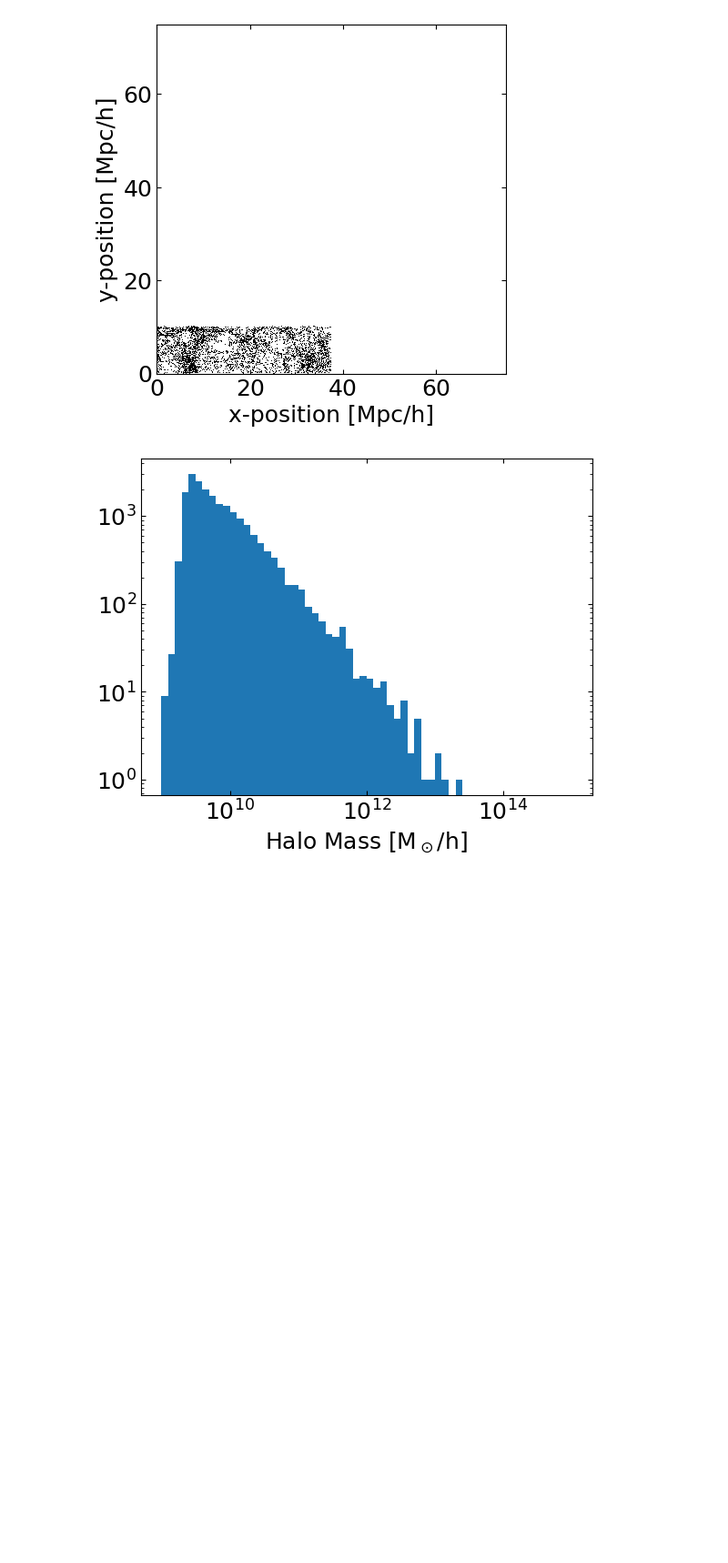
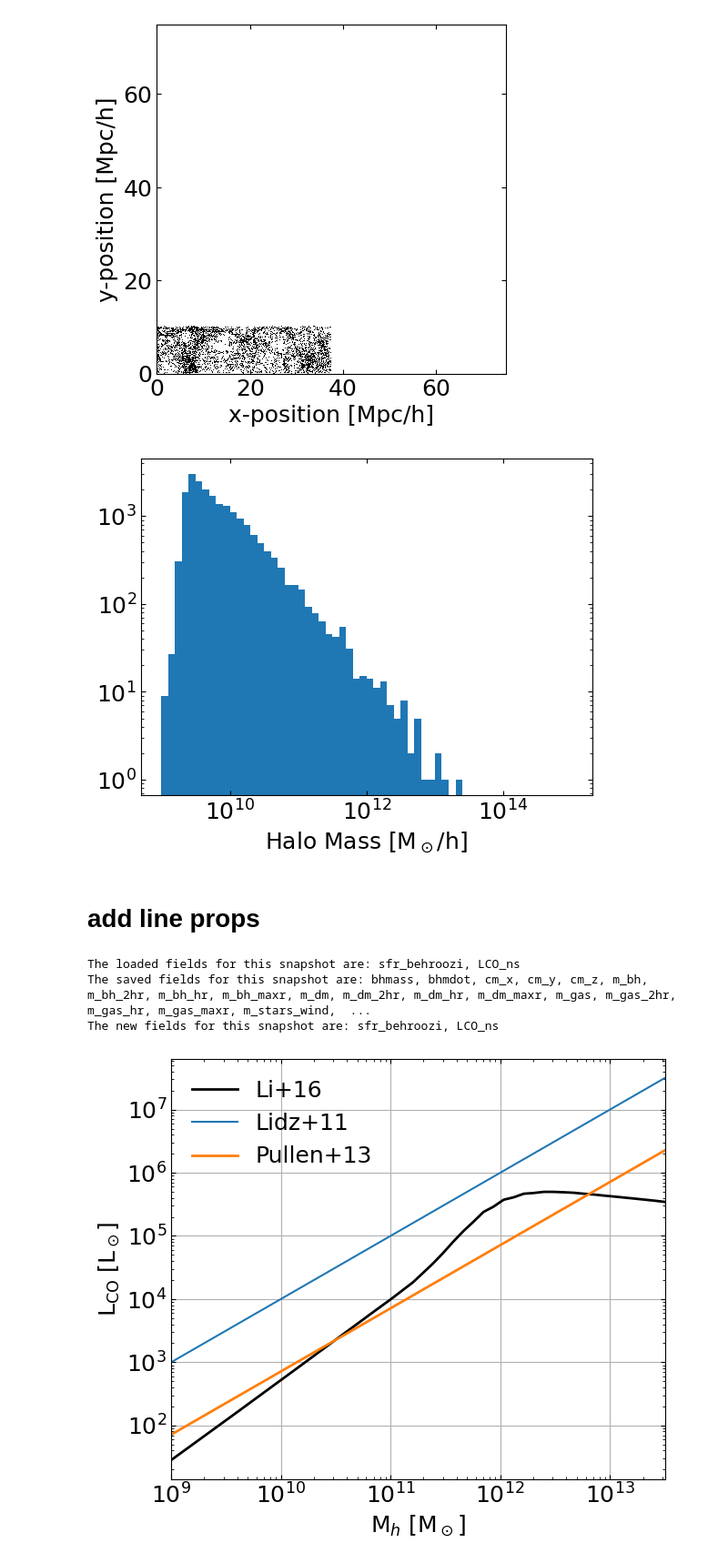
Before and after one commit to shubhagrawal30/CosmoIM, a Jupyter notebook: notebooks/simim.ipynb, the cells around one changed output. Shown at 91% size. Cells and saved outputs as stored; diff of their text form; code cells hidden in the pictures; blank space fills up the shorter version.

Commit message:
get line props

```diff
--- a/notebooks/simim.ipynb
+++ b/notebooks/simim.ipynb
@@ -234,3 +234,5 @@ import numpy as np
 snaphandler.hist('mass',axkws={'xlabel':'Halo Mass [M$_\odot$/h]','xscale':'log','yscale':'log'}, plotkws={'bins':np.logspace(9,15,61)})
 # %% [output]
 [figure]
+# %% [markdown]
+# add line props
@@ -236,0 +242,53 @@ snaphandler.hist('mass',axkws={'xlabel':'Halo Mass [M$_\odot$/h]','xscale':'log'
+# %%
+import numpy as np
+import simim.siminterface as sim
+from matplotlib import pyplot as plt
+
+z_for_modeling = 2.4
+wl_co = 2.60076e-3      # m
+Lsun = 3.828e26         # W
+Mpc = 3.0857e22         # m
+c = 2.99792458e8        # m s^-1
+kB = 1.3806e-23         # m^2 kg s^-2 K^-1
+simhandler = sim.simhandler.simhandler('camels_CV_0')
+
+snap = simhandler.get_snap(simhandler.z_to_snap(z_for_modeling))
+# %%
+from simim.lineprops.lineprops import prop_li_co,prop_behroozi_sfr
+from simim.map import gridder
+
+snap.set_property_range()
+snap.make_property(prop_behroozi_sfr,rename='sfr_behroozi',other_kws={'scatter':False})
+snap.make_property(prop_li_co,rename='LCO_ns',kw_remap={'sfr':'sfr_behroozi'},other_kws={'scatter_lco':False})
+# %%
+print("The loaded fields for this snapshot are: "+', '.join([f for f in snap.extract_keys(set='loaded')]))
+print("The saved fields for this snapshot are: "+', '.join([f for f in snap.extract_keys(set='saved')]))
+print("The new fields for this snapshot are: "+', '.join([f for f in snap.extract_keys(set='generated')]))
+# %% [output]
+The loaded fields for this snapshot are: sfr_behroozi, LCO_ns
+The saved fields for this snapshot are: bhmass, bhmdot, cm_x, cm_y, cm_z, m_bh, m_bh_2hr, m_bh_hr, m_bh_maxr, m_dm, m_dm_2hr, m_dm_hr, m_dm_maxr, m_gas, m_gas_2hr, m_gas_hr, m_gas_maxr, m_stars_wind,  ...
+The new fields for this snapshot are: sfr_behroozi, LCO_ns
+# %%
+from simim.lineprops.co import li16,lidz11,pullen13
+from simim.lineprops.sfr import behroozi13
+
+msun = np.logspace(9,13.5)
+sfr = behroozi13(z_for_modeling,msun,scatter=False)
+lco_li = li16(sfr,scatter_lco=False)
+
+f_duty = .1/snap.cosmo.age(z_for_modeling).value
+lco_lidz = lidz11(msun,f_duty,rand_f_duty=False)
+
+lco_pullen = pullen13(msun,z_for_modeling,cosmo=snap.cosmo,rand_f_duty=False)
+
+# Plot results
+fig,ax = plt.subplots(figsize=(7,6))
+ax.set(xlabel='M$_h$ [M$_\odot$]',ylabel='L$_\mathregular{CO}$ [L$_\odot$]',xscale='log',yscale='log',xlim=(1e9,10**13.5))
+ax.grid()
+ax.plot(msun,lco_li,lw=2,color='k',label='Li+16')
+ax.plot(msun,lco_lidz,label='Lidz+11')
+ax.plot(msun,lco_pullen,lw=2,label='Pullen+13')
+ax.legend()
+plt.show()
+# %% [output]
+[figure, added]
```
Also changed, not shown: parts of 4 cells of this notebook, 1 other file.
